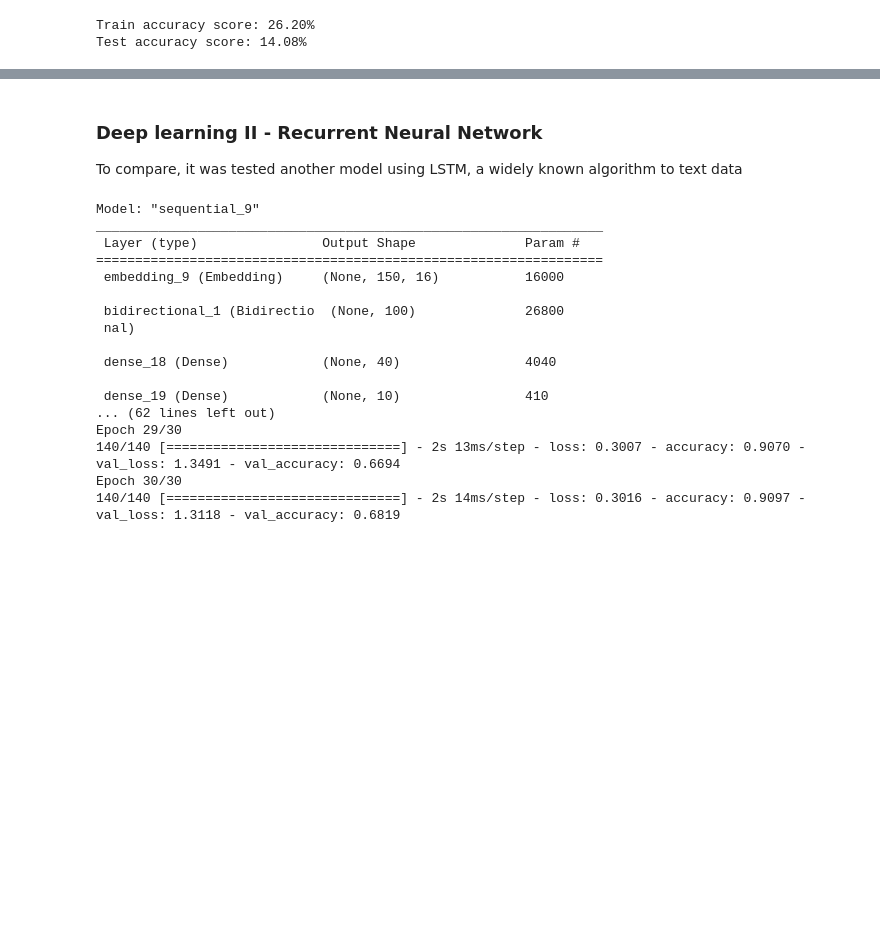
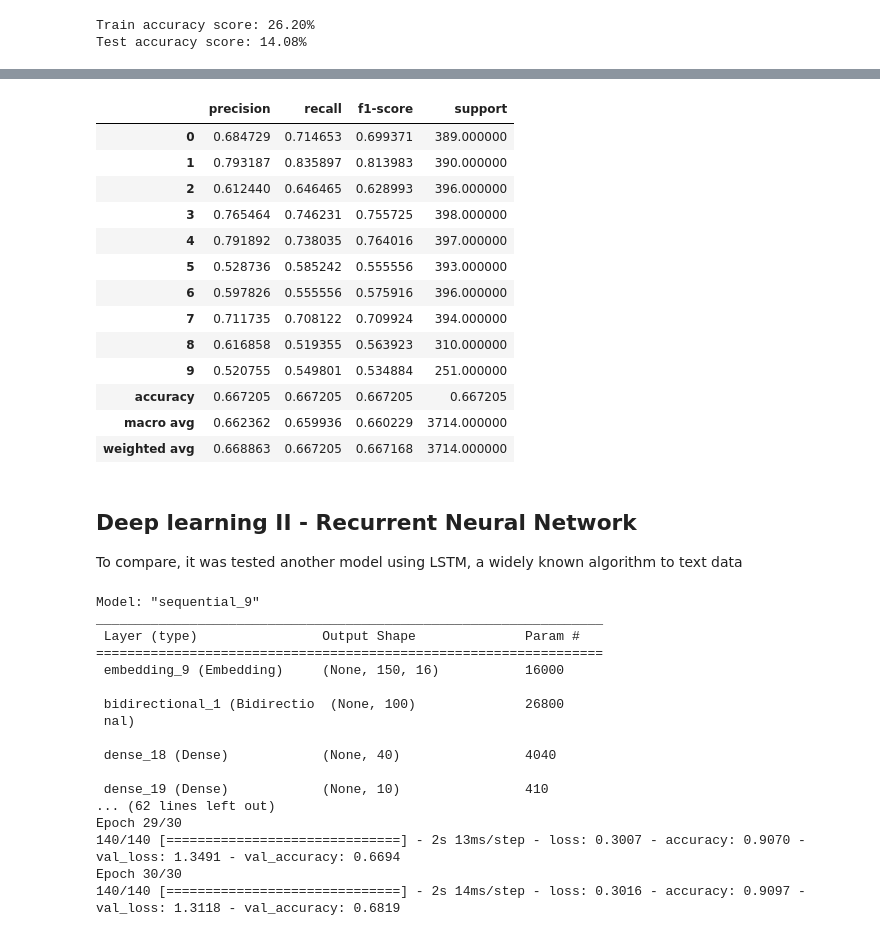
Before and after one commit to Battisaco/NLP_20newsgroup, a Jupyter notebook: text_analysis.ipynb, the cells around one changed output, grey strips where cells are left out. Cells and saved outputs as stored; diff of their text form; code cells hidden in the pictures; blank space fills up the shorter version.

```diff
--- a/text_analysis.ipynb
+++ b/text_analysis.ipynb
@@ -283,5 +333,22 @@ plot_graphs(history_I, "loss")
+# %%
+pd.DataFrame(classification_report(test_y, cnn_pred, output_dict=True)).T
+# %% [output]
+|  | precision | recall | f1-score | support |
+| 0 | 0.684729 | 0.714653 | 0.699371 | 389.000000 |
+| 1 | 0.793187 | 0.835897 | 0.813983 | 390.000000 |
+| 2 | 0.612440 | 0.646465 | 0.628993 | 396.000000 |
+| 3 | 0.765464 | 0.746231 | 0.755725 | 398.000000 |
+| 4 | 0.791892 | 0.738035 | 0.764016 | 397.000000 |
+| 5 | 0.528736 | 0.585242 | 0.555556 | 393.000000 |
+| 6 | 0.597826 | 0.555556 | 0.575916 | 396.000000 |
+| 7 | 0.711735 | 0.708122 | 0.709924 | 394.000000 |
+| 8 | 0.616858 | 0.519355 | 0.563923 | 310.000000 |
+| 9 | 0.520755 | 0.549801 | 0.534884 | 251.000000 |
+| accuracy | 0.667205 | 0.667205 | 0.667205 | 0.667205 |
+| macro avg | 0.662362 | 0.659936 | 0.660229 | 3714.000000 |
+| weighted avg | 0.668863 | 0.667205 | 0.667168 | 3714.000000 |
 # %% [markdown]
-### Deep learning II - Recurrent Neural Network
+## Deep learning II - Recurrent Neural Network
 To compare, it was tested another model using LSTM, a widely known algorithm to text data
 # %%
 def create_model():
```
Also changed, not shown: parts of 17 cells of this notebook.
